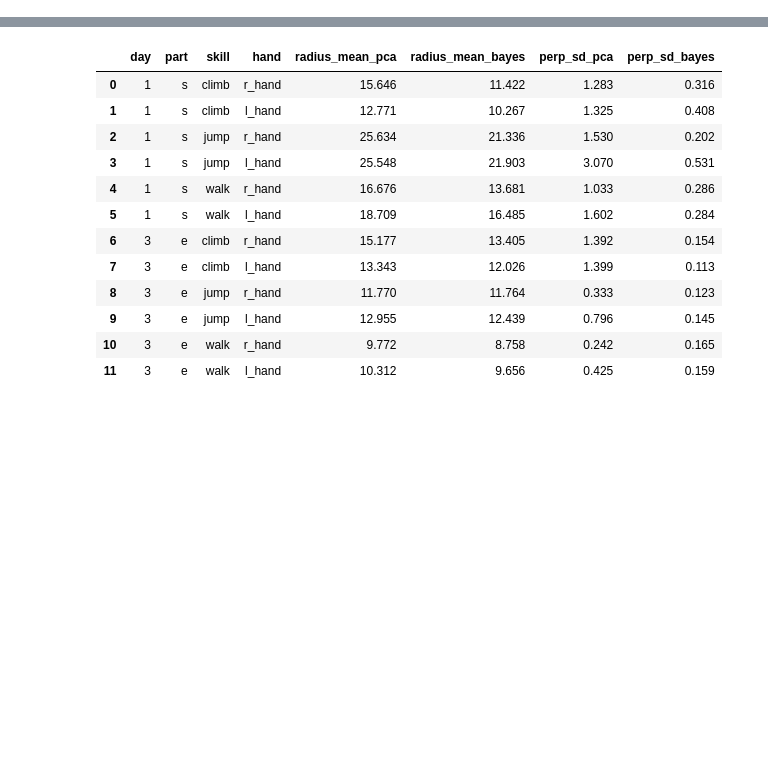
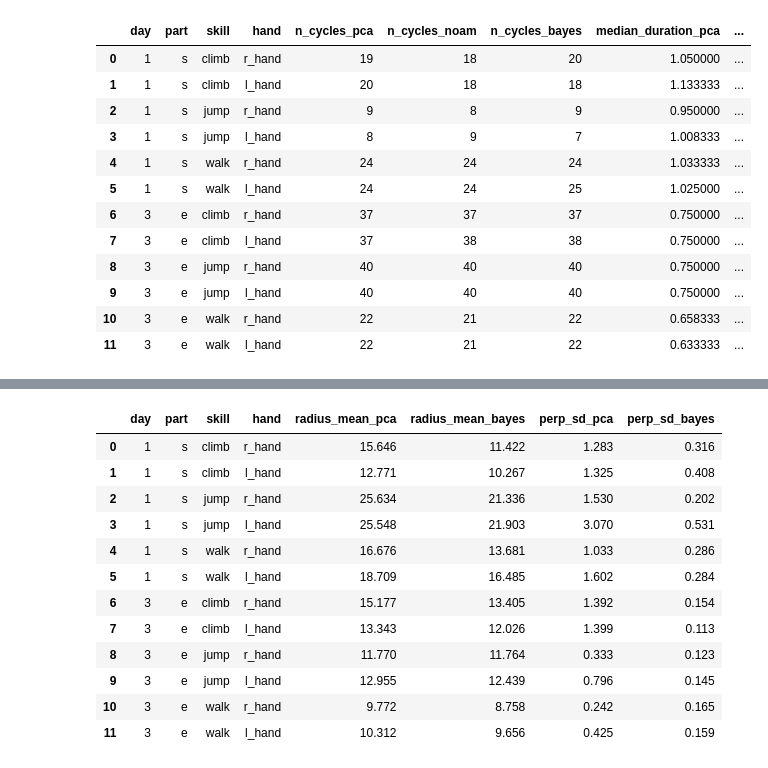
Before and after one commit to Motor-Learning-Lab/phase-coordinates, a Jupyter notebook: notebooks/gorilla_tag_analysis/05_three_way_comparison.ipynb, the cells around one changed output, grey strips where cells are left out. Drawn from its saved outputs; the diff is of its cells as text; code cells hidden in the pictures; blank space fills up the shorter version.

```diff
--- a/notebooks/gorilla_tag_analysis/05_three_way_comparison.ipynb
+++ b/notebooks/gorilla_tag_analysis/05_three_way_comparison.ipynb
@@ -217 +194,99 @@ comparison_df
+# %%
+comparison_rows = []
+cycle_shapes = {}
+boundary_phase_rows = []
+boundary_gap_rows = []
+
+for _, prow in primary_rows.iterrows():
+    day, part, skill = prow.day, prow.part, prow.skill
+    run_id, source_file = prow.movement_run_id, prow.source_file
+    for hand in ["r_hand", "l_hand"]:
+        pca_key = ("002", day, part, skill, source_file, run_id, hand)
+        bayes_key = ("002", day, part, skill, hand)
+        if pca_key not in PCA_CACHE or bayes_key not in BAYES_CACHE:
+            continue
+
+        pca_entry, bayes_entry = PCA_CACHE[pca_key], BAYES_CACHE[bayes_key]
+        raw = raw_signal_for_run("002", day, part, skill, run_id, hand)
+        phase = pca_entry["samples"]["phase"].to_numpy(dtype=float)
+        ref = phase_reference(skill, hand)
+
+        pca_boundaries = phase_detection_indices(phase, ref)
+        pca_windows = windows_from_boundaries(pca_boundaries, min_samples=5)
+        noam_cycles = extract_noam_cycles(raw, skill, hand, CYCLE_PARAMS)
+        noam_windows = [(cycle["start"], cycle["stop"]) for cycle in noam_cycles]
+        _, noam_boundaries = noam_detection_indices(raw, skill, hand, CYCLE_PARAMS)
+        bayes_cycles = bayes_entry["cycles"]
+        bayes_windows = [(int(row.sample_start), int(row.sample_stop))
+                         for _, row in bayes_cycles.iterrows()]
+        bayes_boundaries = bayesian_boundary_indices(bayes_cycles)
+
+        method_windows = {"Noam": noam_windows, "PCA": pca_windows, "Bayesian": bayes_windows}
+        stats = {}
+        for method, windows in method_windows.items():
+            cycles = normalized_raw_cycles(raw, windows)
+            if cycles:
+                stack = np.vstack(cycles)
+                stats[method] = {
+                    "mean": np.mean(stack, axis=0),
+                    "q25": np.quantile(stack, 0.25, axis=0),
+                    "q75": np.quantile(stack, 0.75, axis=0),
+                    "n": len(cycles),
+                }
+            else:
+                stats[method] = None
+        cycle_shapes[(day, part, skill, hand)] = stats
+
+        comparison_rows.append({
+            "day": day, "part": part, "skill": skill, "hand": hand,
+            "n_cycles_pca": len(pca_windows), "n_cycles_noam": len(noam_windows),
+            "n_cycles_bayes": len(bayes_windows),
+            "median_duration_pca": np.median([(stop - start) / FS_HZ for start, stop in pca_windows]),
+            "median_duration_noam": np.median([cycle["duration_sec"] for cycle in noam_cycles]),
+            "median_duration_bayes": float(bayes_cycles["duration"].median()),
+        })
+
+        # Locate each alternative boundary in the PCA cycle. PCA itself is zero by construction.
+        for method, indices in [("Noam", noam_boundaries), ("Bayesian", bayes_boundaries)]:
+            positions = phase_position_pct(phase, indices, ref)
+            valid_indices = indices[(indices >= 0) & (indices < len(phase))]
+            for idx, position in zip(valid_indices, positions):
+                boundary_phase_rows.append({
+                    "day": day, "part": part, "skill": skill, "hand": hand,
+                    "method": method, "event_idx": int(idx),
+                    "phase_position_pct": float(position),
+                })
+
+        # Match each interior Bayesian boundary to the nearest PCA boundary for detailed views.
+        if len(pca_boundaries):
+            interior = bayes_boundaries[(bayes_boundaries >= pca_boundaries[0])
+                                        & (bayes_boundaries <= pca_boundaries[-1])]
+            for bayes_idx in interior:
+                pca_idx = int(pca_boundaries[np.argmin(np.abs(pca_boundaries - bayes_idx))])
+                boundary_gap_rows.append({
+                    "day": day, "part": part, "skill": skill, "hand": hand,
+                    "source_file": source_file, "run_id": run_id,
+                    "bayes_event_idx": int(bayes_idx), "pca_event_idx": pca_idx,
+                    "signed_gap_sec": float((bayes_idx - pca_idx) / FS_HZ),
+                    "gap_sec": float(abs(bayes_idx - pca_idx) / FS_HZ),
+                })
+
+comparison_df = pd.DataFrame(comparison_rows)
+boundary_phase_df = pd.DataFrame(boundary_phase_rows)
+boundary_gaps_df = pd.DataFrame(boundary_gap_rows)
+comparison_df
+# %% [output]
+|  | day | part | skill | hand | n_cycles_pca | n_cycles_noam | n_cycles_bayes | median_duration_pca | ... |
+| 0 | 1 | s | climb | r_hand | 19 | 18 | 20 | 1.050000 | ... |
+| 1 | 1 | s | climb | l_hand | 20 | 18 | 18 | 1.133333 | ... |
+| 2 | 1 | s | jump | r_hand | 9 | 8 | 9 | 0.950000 | ... |
+| 3 | 1 | s | jump | l_hand | 8 | 9 | 7 | 1.008333 | ... |
+| 4 | 1 | s | walk | r_hand | 24 | 24 | 24 | 1.033333 | ... |
+| 5 | 1 | s | walk | l_hand | 24 | 24 | 25 | 1.025000 | ... |
+| 6 | 3 | e | climb | r_hand | 37 | 37 | 37 | 0.750000 | ... |
+| 7 | 3 | e | climb | l_hand | 37 | 38 | 38 | 0.750000 | ... |
+| 8 | 3 | e | jump | r_hand | 40 | 40 | 40 | 0.750000 | ... |
+| 9 | 3 | e | jump | l_hand | 40 | 40 | 40 | 0.750000 | ... |
+| 10 | 3 | e | walk | r_hand | 22 | 21 | 22 | 0.658333 | ... |
+| 11 | 3 | e | walk | l_hand | 22 | 21 | 22 | 0.633333 | ... |
 # %%
```
Also changed, not shown: parts of 14 cells of this notebook, 7 other files.
